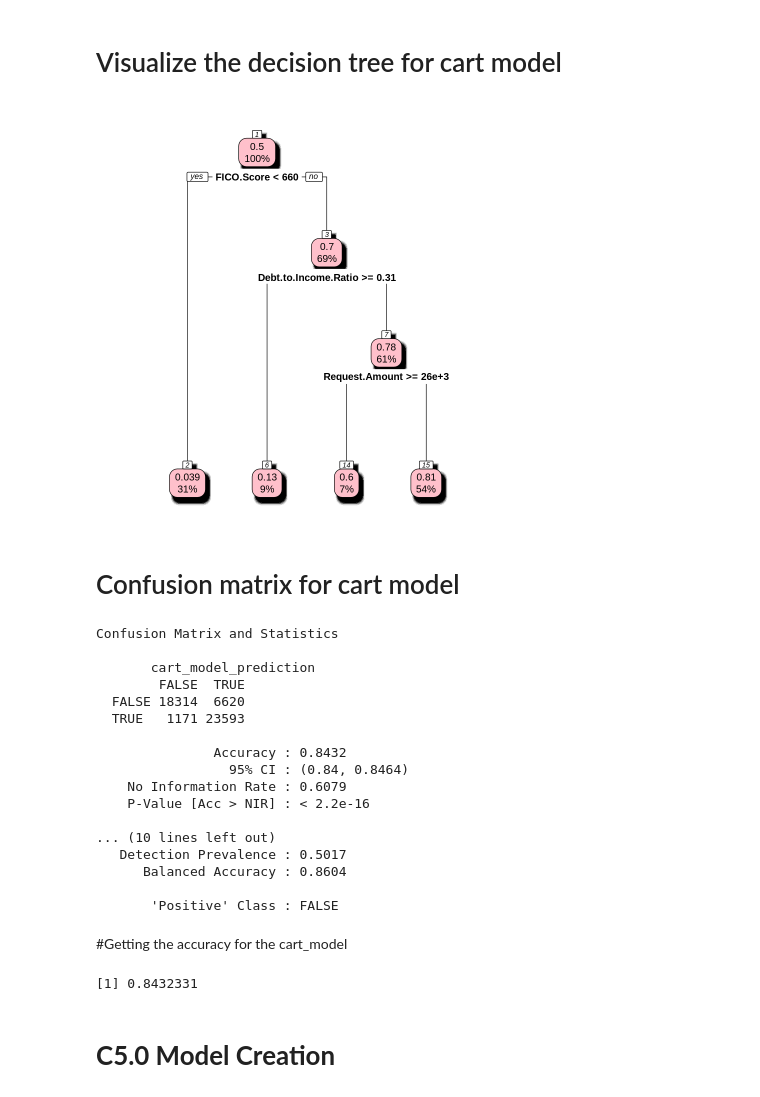
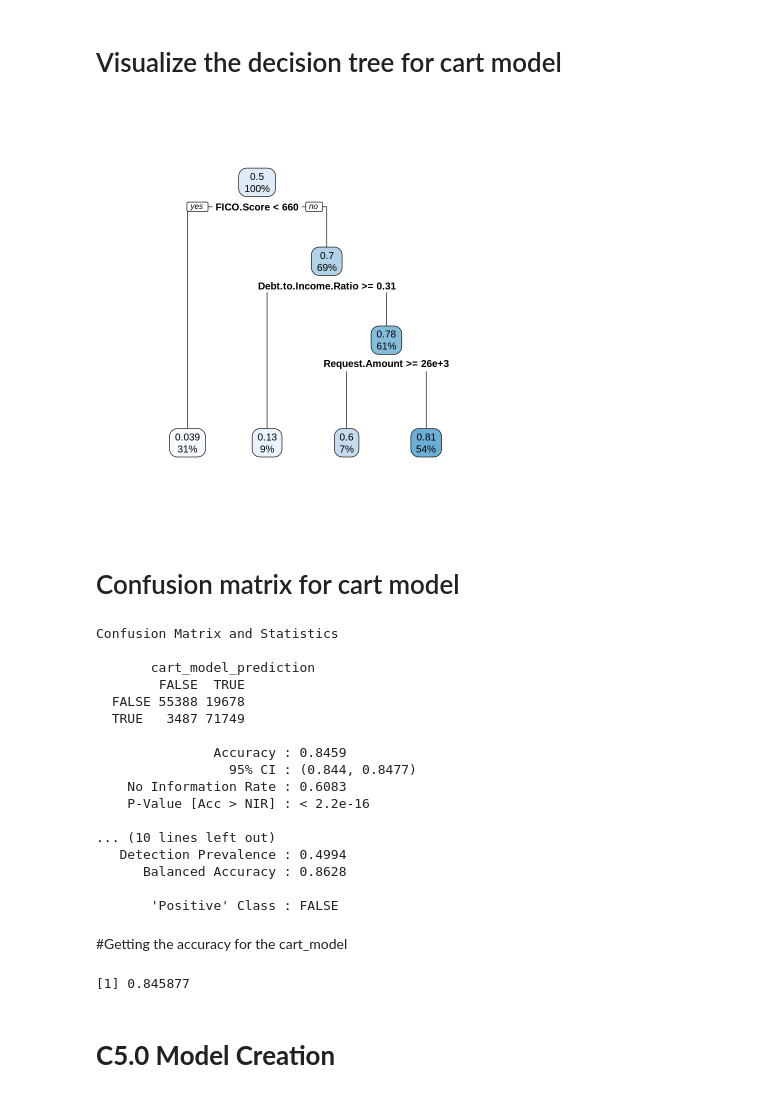
Before and after one commit to nk755799/IDS, a Jupyter notebook: HW6/HW6r.ipynb, the cells around one changed output. Drawn from its saved outputs; the diff is of its cells as text; code cells hidden in the pictures.

```diff
--- a/HW6/HW6r.ipynb
+++ b/HW6/HW6r.ipynb
@@ -131,10 +129,10 @@ Node number 15: 80599 observations
   mean=0.8097867, MSE=0.1540322
 # %% [markdown]
 # Visualize the decision tree for cart model
-# %%
-rpart.plot(cart_training1, box.palette="pink", shadow.col="black", nn=TRUE)
-# %% [output]
-[figure, removed]
+# %%
+rpart.plot(cart_training1)
+# %% [output]
+[figure, added]
 # %% [markdown]
 # Confusion matrix for cart model
 # %%
@@ -142,30 +140,30 @@ cart_model_prediction <- predict(cart_training1, test_DF, type = "vector") >= 0.
 # %%
-confusionMatrix(table(test_DF$Approval, cart_model_prediction))
+confusionMatrix(table(train_DF$Approval, cart_model_prediction))
 # %% [output]
 Confusion Matrix and Statistics
 
        cart_model_prediction
         FALSE  TRUE
-  FALSE 18314  6620
-  TRUE   1171 23593
+  FALSE 55388 19678
+  TRUE   3487 71749
 
-               Accuracy : 0.8432
-                 95% CI : (0.84, 0.8464)
-    No Information Rate : 0.6079
+               Accuracy : 0.8459
+                 95% CI : (0.844, 0.8477)
+    No Information Rate : 0.6083
     P-Value [Acc > NIR] : < 2.2e-16
 
 ... (10 lines left out)
-   Detection Prevalence : 0.5017
-      Balanced Accuracy : 0.8604
+   Detection Prevalence : 0.4994
+      Balanced Accuracy : 0.8628
 
        'Positive' Class : FALSE
 # %% [markdown]
 #Getting the accuracy for the cart_model
 # %%
-accuracy <- sum( cart_model_prediction == test_DF$Approval ) / length( cart_model_prediction )
-accuracy
+accuracy1 <- sum( cart_model_prediction == train_DF$Approval ) / length( cart_model_prediction )
+accuracy1
 # %% [output]
-[1] 0.8432331
+[1] 0.845877
 # %% [markdown]
 # **C5.0 Model Creation**
 # %%
```
Also changed, not shown: parts of 10 cells of this notebook.
